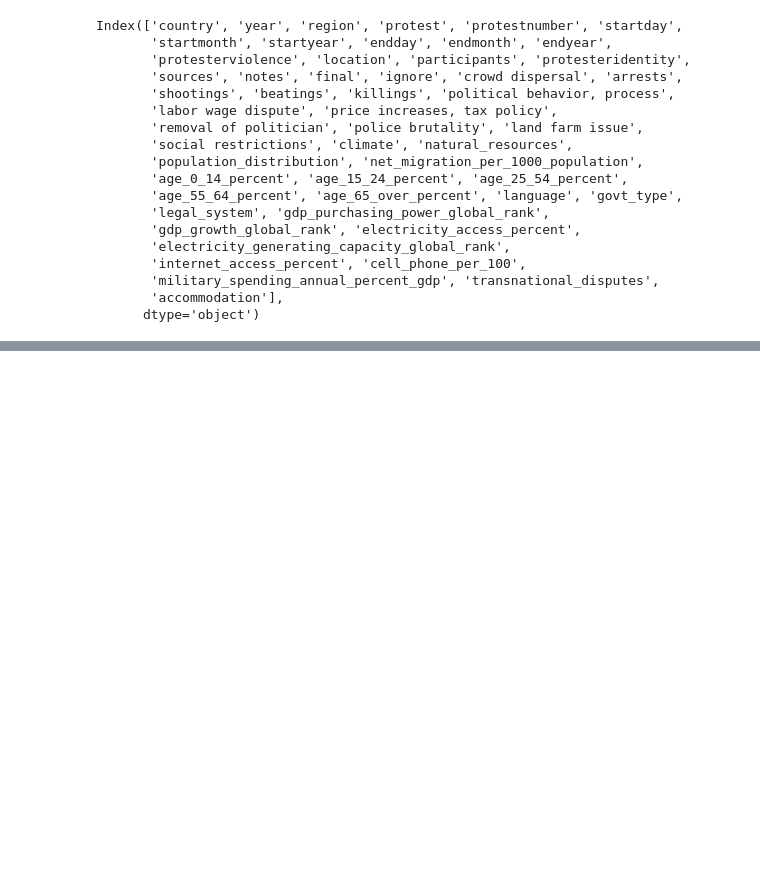
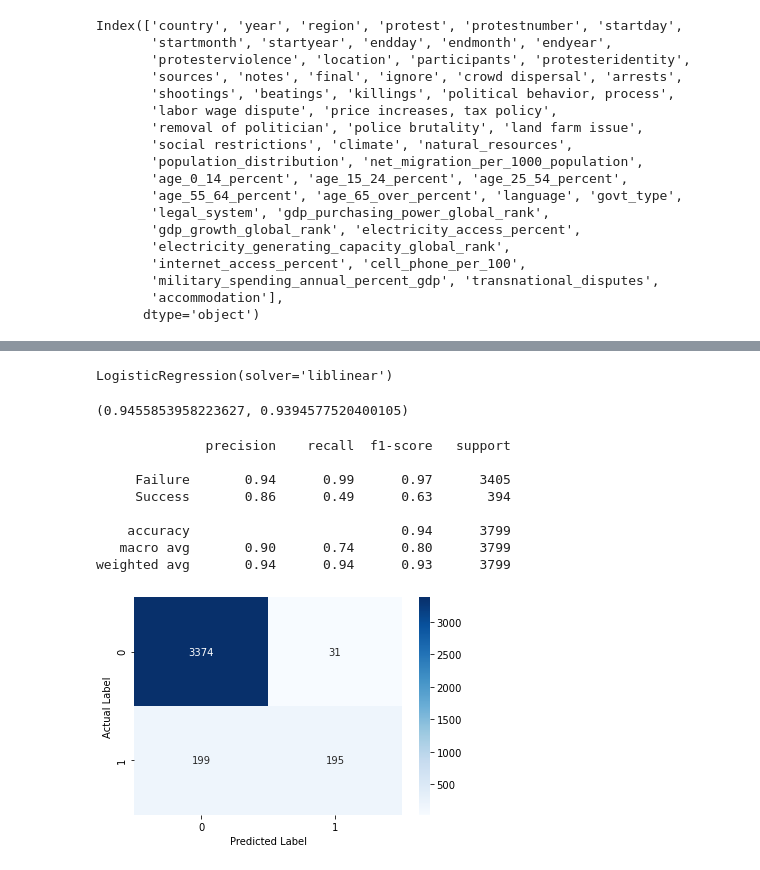
Before and after one commit to justhow/hear-us, a Jupyter notebook: noah/Modeling.ipynb, the cells around one changed output, grey strips where cells are left out. Saved outputs shown, nothing was run; the diff lists cells and outputs as text; code cells hidden in the pictures; blank space fills up the shorter version.

Commit message:
modeling and images

```diff
--- a/noah/Modeling.ipynb
+++ b/noah/Modeling.ipynb
@@ -115,0 +318,28 @@ oceania['accommodation'].value_counts(normalize = True)[1]
+# %%
+ss = StandardScaler()
+Xs_train = ss.fit_transform(X_train)
+Xs_test = ss.transform(X_test)
+# %%
+logreg = LogisticRegression(solver = 'liblinear')
+# %%
+logreg.fit(Xs_train, y_train)
+# %% [output]
+LogisticRegression(solver='liblinear')
+# %%
+logreg.score(Xs_train, y_train), logreg.score(Xs_test, y_test)
+# %% [output]
+(0.9455853958223627, 0.9394577520400105)
+# %%
+preds = logreg.predict(Xs_test)
+# %%
+evaluation(y_test, preds)
+# %% [output]
+              precision    recall  f1-score   support
+
+     Failure       0.94      0.99      0.97      3405
+     Success       0.86      0.49      0.63       394
+
+    accuracy                           0.94      3799
+   macro avg       0.90      0.74      0.80      3799
+weighted avg       0.94      0.94      0.93      3799
+[figure, added]
```
Also changed, not shown: parts of 55 cells of this notebook, 16 other files.
